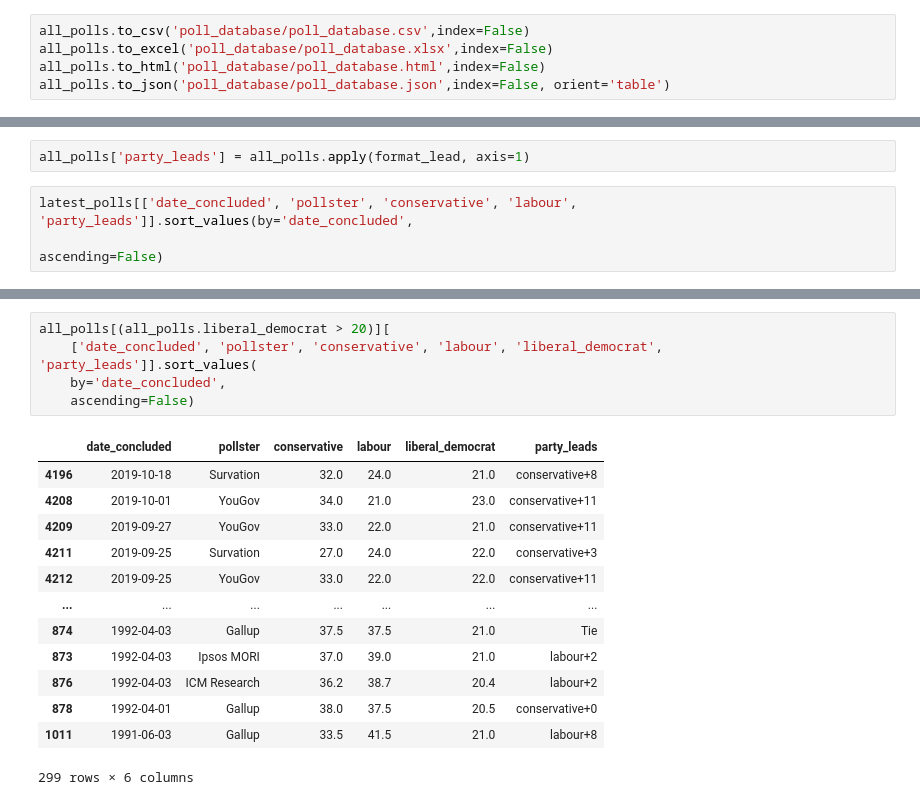
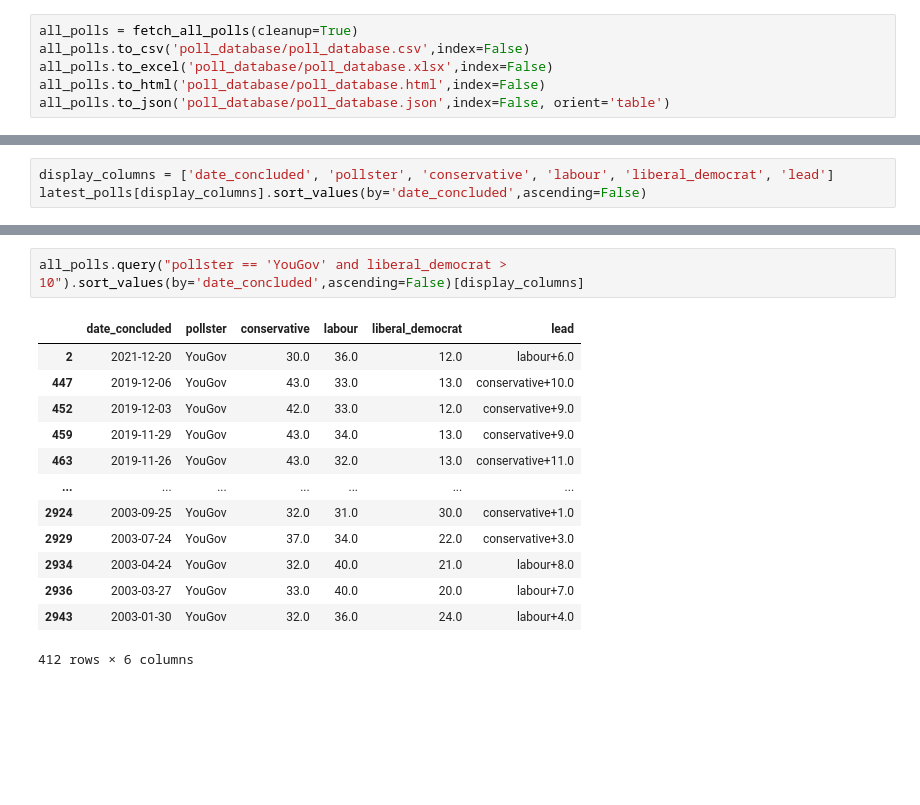
Before and after one commit to AndyLawton/uk_general_election_polls, a Jupyter notebook: result_downloads.ipynb, the cells around one changed output, grey strips where cells are left out. Drawn from its saved outputs; the diff is of its cells as text; blank space fills up the shorter version.

```diff
--- a/result_downloads.ipynb
+++ b/result_downloads.ipynb
@@ -266,4 +8,5 @@ all_polls.sort_values(by='date_concluded', inplace=True)
 # %%
+all_polls = fetch_all_polls(cleanup=True)
 all_polls.to_csv('poll_database/poll_database.csv',index=False)
 all_polls.to_excel('poll_database/poll_database.xlsx',index=False)
 all_polls.to_html('poll_database/poll_database.html',index=False)
@@ -288,6 +41,4 @@ latest_polls['party_leads'] = latest_polls.apply(format_lead, axis=1)
-# %%
-all_polls['party_leads'] = all_polls.apply(format_lead, axis=1)
 # %%
-latest_polls[['date_concluded', 'pollster', 'conservative', 'labour', 'party_leads']].sort_values(by='date_concluded',
-                                                                                                  ascending=False)
+display_columns = ['date_concluded', 'pollster', 'conservative', 'labour', 'liberal_democrat', 'lead']
+latest_polls[display_columns].sort_values(by='date_concluded',ascending=False)
 # %% [output]
@@ -342,19 +62,16 @@ all_polls[
 # %%
-all_polls[(all_polls.liberal_democrat > 20)][
-    ['date_concluded', 'pollster', 'conservative', 'labour', 'liberal_democrat', 'party_leads']].sort_values(
-    by='date_concluded',
-    ascending=False)
+all_polls.query("pollster == 'YouGov' and liberal_democrat > 10").sort_values(by='date_concluded',ascending=False)[display_columns]
 # %% [output]
-|  | date_concluded | pollster | conservative | labour | liberal_democrat | party_leads |
-| 4196 | 2019-10-18 | Survation | 32.0 | 24.0 | 21.0 | conservative+8 |
-| 4208 | 2019-10-01 | YouGov | 34.0 | 21.0 | 23.0 | conservative+11 |
-| 4209 | 2019-09-27 | YouGov | 33.0 | 22.0 | 21.0 | conservative+11 |
-| 4211 | 2019-09-25 | Survation | 27.0 | 24.0 | 22.0 | conservative+3 |
-| 4212 | 2019-09-25 | YouGov | 33.0 | 22.0 | 22.0 | conservative+11 |
+|  | date_concluded | pollster | conservative | labour | liberal_democrat | lead |
+| 2 | 2021-12-20 | YouGov | 30.0 | 36.0 | 12.0 | labour+6.0 |
+| 447 | 2019-12-06 | YouGov | 43.0 | 33.0 | 13.0 | conservative+10.0 |
+| 452 | 2019-12-03 | YouGov | 42.0 | 33.0 | 12.0 | conservative+9.0 |
+| 459 | 2019-11-29 | YouGov | 43.0 | 34.0 | 13.0 | conservative+9.0 |
+| 463 | 2019-11-26 | YouGov | 43.0 | 32.0 | 13.0 | conservative+11.0 |
 | ... | ... | ... | ... | ... | ... | ... |
-| 874 | 1992-04-03 | Gallup | 37.5 | 37.5 | 21.0 | Tie |
-| 873 | 1992-04-03 | Ipsos MORI | 37.0 | 39.0 | 21.0 | labour+2 |
-| 876 | 1992-04-03 | ICM Research | 36.2 | 38.7 | 20.4 | labour+2 |
-| 878 | 1992-04-01 | Gallup | 38.0 | 37.5 | 20.5 | conservative+0 |
-| 1011 | 1991-06-03 | Gallup | 33.5 | 41.5 | 21.0 | labour+8 |
+| 2924 | 2003-09-25 | YouGov | 32.0 | 31.0 | 30.0 | conservative+1.0 |
+| 2929 | 2003-07-24 | YouGov | 37.0 | 34.0 | 22.0 | conservative+3.0 |
+| 2934 | 2003-04-24 | YouGov | 32.0 | 40.0 | 21.0 | labour+8.0 |
+| 2936 | 2003-03-27 | YouGov | 33.0 | 40.0 | 20.0 | labour+7.0 |
+| 2943 | 2003-01-30 | YouGov | 32.0 | 36.0 | 24.0 | labour+4.0 |
-299 rows × 6 columns
+412 rows × 6 columns
```
Also changed, not shown: parts of 33 cells of this notebook, 6 other files.
